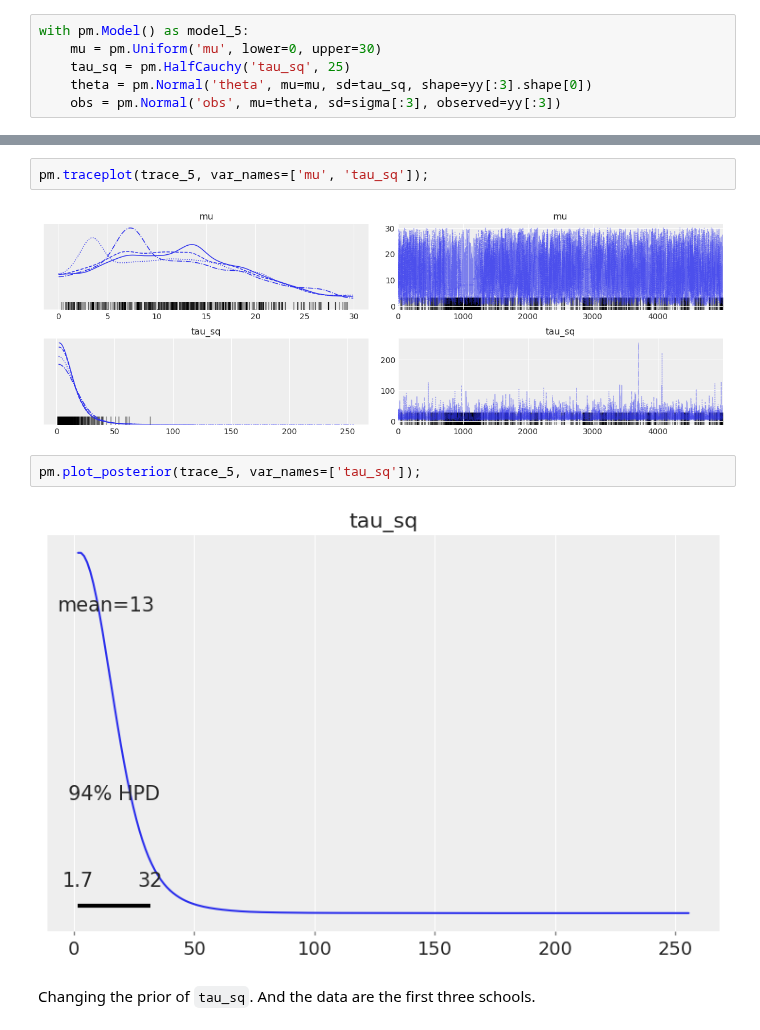
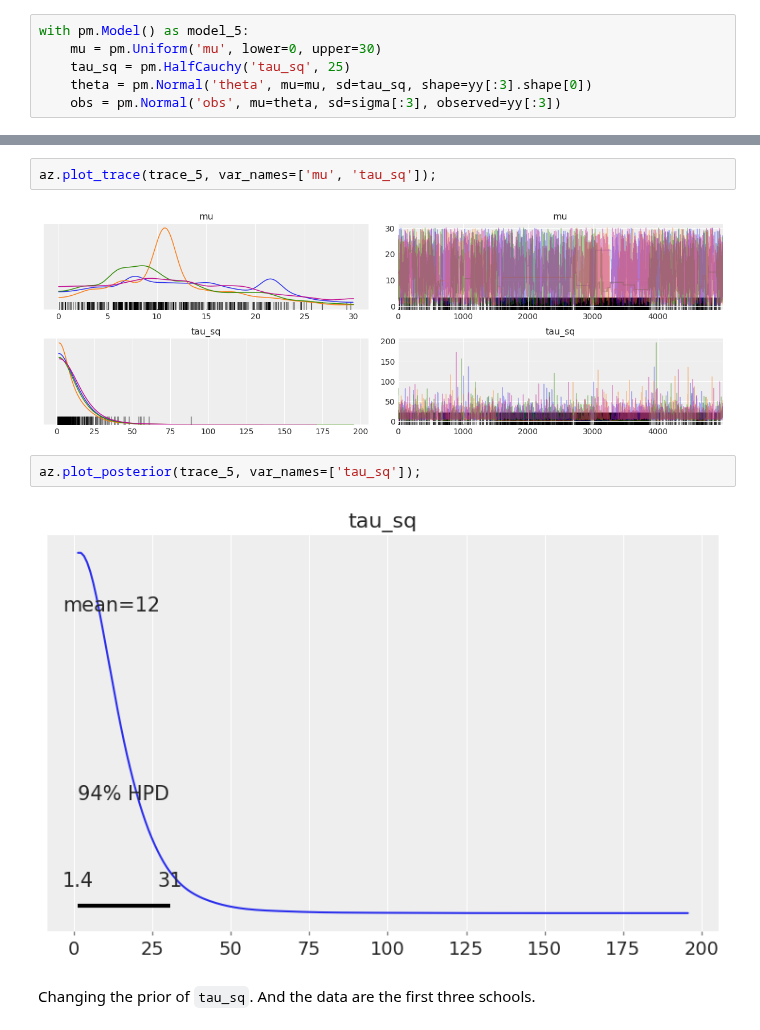
Before and after one commit to pymc-devs/pymc-resources, a Jupyter notebook: BDA3/chap_05.ipynb, the cells around one changed output, grey strips where cells are left out. Drawn from its saved outputs; the diff is of its cells as text.

```diff
--- a/BDA3/chap_05.ipynb
+++ b/BDA3/chap_05.ipynb
@@ -579,11 +586,11 @@ The number of effective samples is smaller than 10% for some parameters.
 # %%
-pm.traceplot(trace_5, var_names=['mu', 'tau_sq']);
+az.plot_trace(trace_5, var_names=['mu', 'tau_sq']);
 # %% [output]
-[figure, old version]
+[figure, new version]
 # %%
-pm.plot_posterior(trace_5, var_names=['tau_sq']);
+az.plot_posterior(trace_5, var_names=['tau_sq']);
 # %% [output]
-[figure, old version]
+[figure, new version]
 # %% [markdown]
 Changing the prior of `tau_sq`. And the data are the first three schools.
 # %%
```
Also changed, not shown: parts of 40 cells of this notebook.
